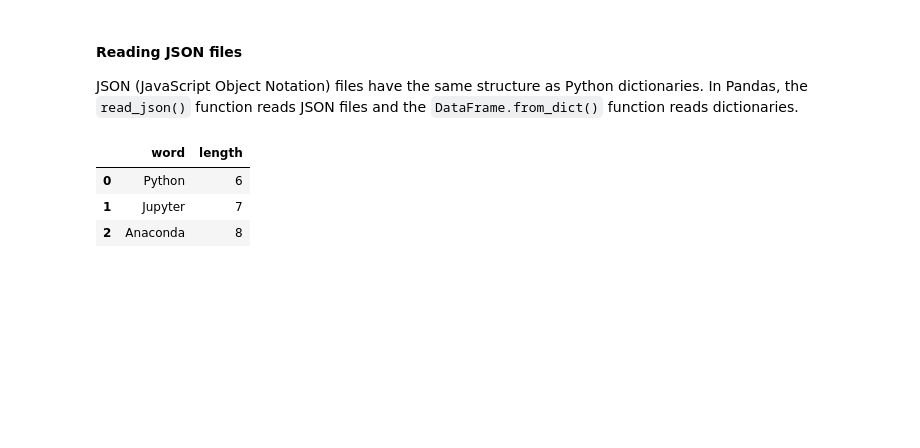
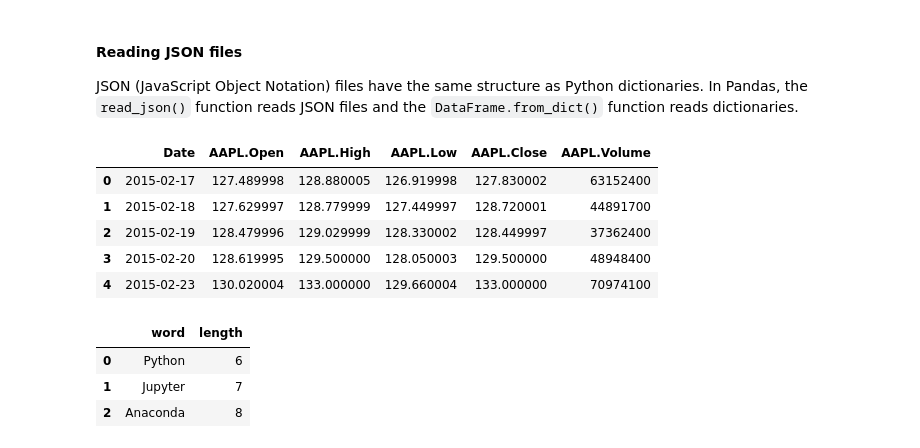
Before and after one commit to hungpq7/tabular-book, a Jupyter notebook: chapter-03/pandas-data-exploratory.ipynb, the cells around one changed output. Drawn from its saved outputs; the diff is of its cells as text; code cells hidden in the pictures; blank space fills up the shorter version.

```diff
--- a/chapter-03/pandas-data-exploratory.ipynb
+++ b/chapter-03/pandas-data-exploratory.ipynb
@@ -170,6 +152,16 @@ pd.read_csv('../data/finance_charts_apple.csv').head()
 # %% [markdown]
 #### Reading JSON files
 JSON (JavaScript Object Notation) files have the same structure as Python dictionaries. In Pandas, the `read_json()` function reads JSON files and the `DataFrame.from_dict()` function reads dictionaries.
+# %%
+columns = ['Date', 'AAPL.Open', 'AAPL.High', 'AAPL.Low', 'AAPL.Close', 'AAPL.Volume']
+pd.read_csv('../data/finance_charts_apple.csv', usecols=columns).head()
+# %% [output]
+|  | Date | AAPL.Open | AAPL.High | AAPL.Low | AAPL.Close | AAPL.Volume |
+| 0 | 2015-02-17 | 127.489998 | 128.880005 | 126.919998 | 127.830002 | 63152400 |
+| 1 | 2015-02-18 | 127.629997 | 128.779999 | 127.449997 | 128.720001 | 44891700 |
+| 2 | 2015-02-19 | 128.479996 | 129.029999 | 128.330002 | 128.449997 | 37362400 |
+| 3 | 2015-02-20 | 128.619995 | 129.500000 | 128.050003 | 129.500000 | 48948400 |
+| 4 | 2015-02-23 | 130.020004 | 133.000000 | 129.660004 | 133.000000 | 70974100 |
 # %%
 dfTemp = {
     'word': {'0':'Python','1':'Jupyter','2':'Anaconda'},
```
Also changed, not shown: parts of 5 cells of this notebook, 17 other files.
